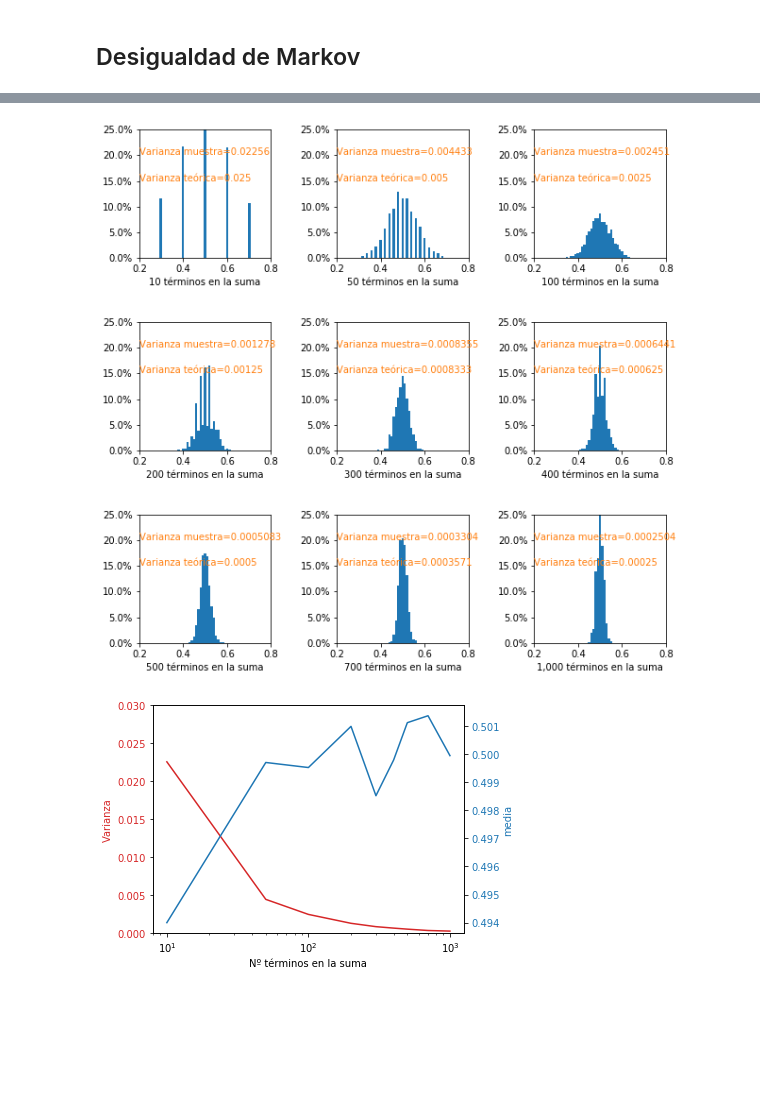
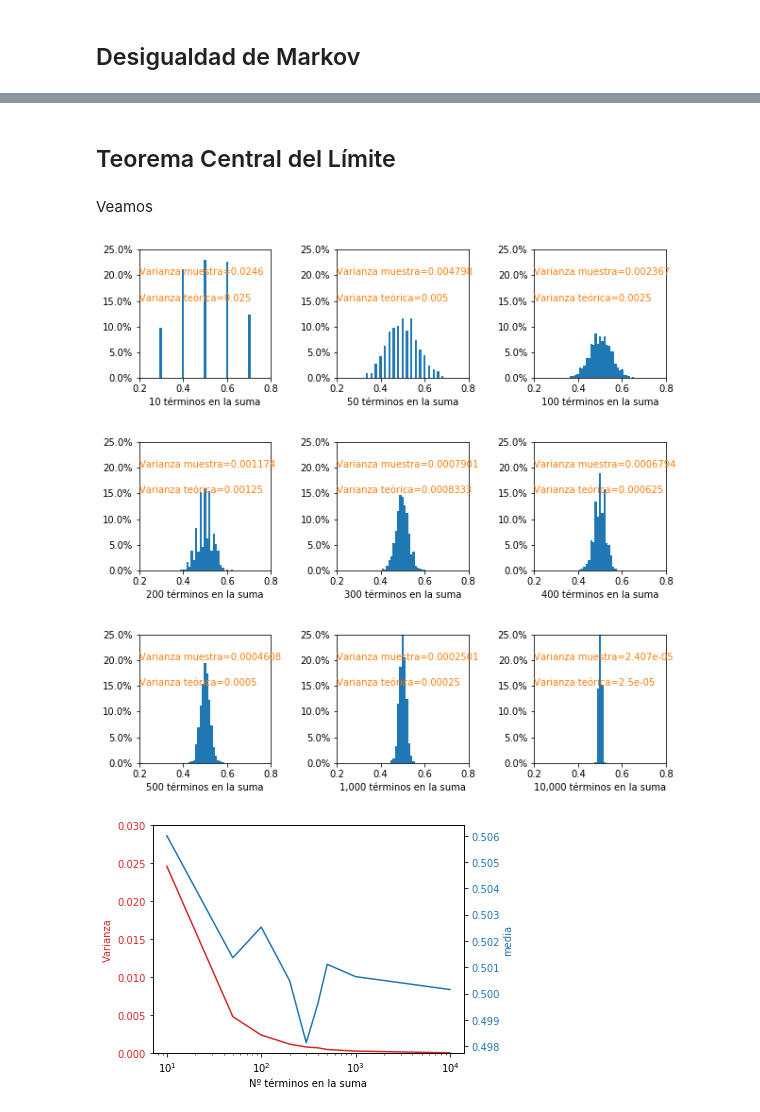
Before and after one commit to mharias/stats, a Jupyter notebook: lln.ipynb, the cells around one changed output, grey strips where cells are left out. Drawn from its saved outputs; the diff is of its cells as text; code cells hidden in the pictures; blank space fills up the shorter version.

```diff
--- a/lln.ipynb
+++ b/lln.ipynb
@@ -51,3 +75,7 @@ $
+# %% [markdown]
+## Teorema Central del Límite
+# %% [markdown]
+Veamos
 # %%
 import pandas as pd
 import numpy as np
@@ -69,37 +97,39 @@ def generador_binomial(terminos_a_sumar,p,numero_de_iters):
         series[n]=valores
     return series,var_teorica,media,varianza
 # %%
-lista_terms_sum=[10,50,100,200,300,400,500,700,1000] #han de ser 9!
+lista_terms_sum=[10,50,100,200,300,400,500,1000,10000] #han de ser 9!
 #lista_terms_sum=[10,100,500,1000,5000,10000,50000,100000,1000000]
 #lista_terms_sum=[10,20,30,40,50,60,70,80,90]
 series,var_teorica,media,varianza=generador_binomial(lista_terms_sum,p=1/2,numero_de_iters=1000)
 # %%
 f = plt.figure(figsize=(10,10))
 f.subplots_adjust(hspace=1, wspace=1)
 ax1 = f.add_subplot(331)
 ax2 = f.add_subplot(332)
 ax3 = f.add_subplot(333)
 ax4 = f.add_subplot(334)
 ax5 = f.add_subplot(335)
 ax6 = f.add_subplot(336)
 ax7= f.add_subplot(337)
 ax8= f.add_subplot(338)
 ax9= f.add_subplot(339)
 f.subplots_adjust(hspace=.5, wspace=0.5)
 lista_axes=f.get_axes()
 N_bins=np.linspace(0,1,100)
 n_decimales=2
 for i in range(0,9):
     lista_axes[i].set_xlabel('{:,} términos en la suma'.format(lista_terms_sum[i]))
     lista_axes[i].yaxis.set_major_formatter(PercentFormatter(1))
     lista_axes[i].set_xlim(0.2,0.8)
     lista_axes[i].set_ylim(0.0,0.25)
     counts, bins = np.histogram(np.around(series[lista_terms_sum[i]],decimals=n_decimales),bins=N_bins)
     lista_axes[i].hist(bins[:-1],bins,weights=counts/counts.sum())
-    lista_axes[i].text(0.0,0.8,'Varianza muestra={:.4}'.format(varianza[i]),transform=lista_axes[i].transAxes,color='tab:orange')
-    lista_axes[i].text(0.0,0.6,'Varianza teórica={:.4}'.format(var_teorica[i]),transform=lista_axes[i].transAxes,color='tab:orange')
+    lista_axes[i].text(0.0,0.8,'Varianza muestra={:.4}'.
+                       format(varianza[i]),transform=lista_axes[i].transAxes,color='tab:orange')
+    lista_axes[i].text(0.0,0.6,'Varianza teórica={:.4}'.
+                       format(var_teorica[i]),transform=lista_axes[i].transAxes,color='tab:orange')
 # %% [output]
-[figure, old version]
+[figure, new version]
 # %%
 fig, ax1 = plt.subplots()
 color = 'tab:red'
@@ -119,4 +149,4 @@ ax2.tick_params(axis='y', labelcolor=color)
 
 fig.tight_layout()
 # %% [output]
-[figure, old version]
+[figure, new version]
```
Also changed, not shown: parts of 7 cells of this notebook.
